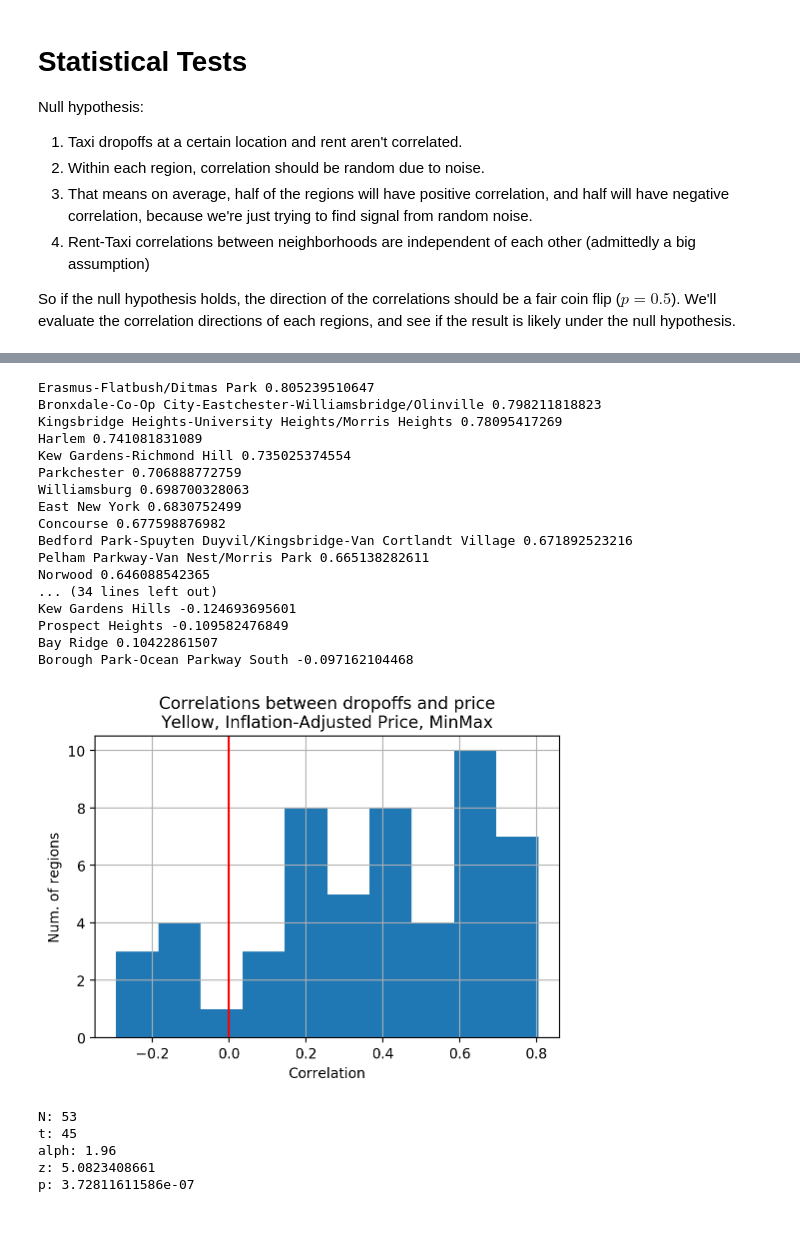
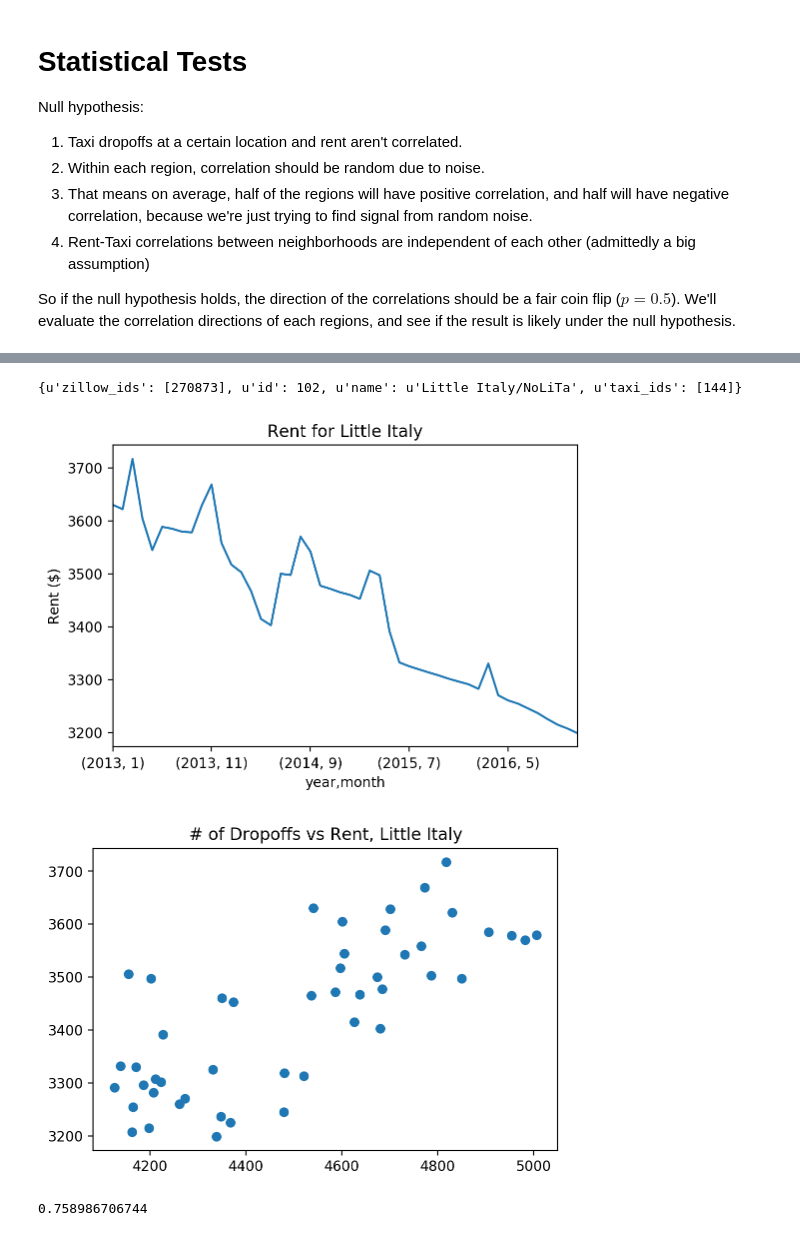
Before and after one commit to ds1004-sp17/ds1004, a Jupyter notebook: deliverable2/rent_hypothesis.ipynb, the cells around one changed output, grey strips where cells are left out. Saved outputs shown, nothing was run; the diff lists cells and outputs as text; code cells hidden in the pictures.

```diff
--- a/deliverable2/rent_hypothesis.ipynb
+++ b/deliverable2/rent_hypothesis.ipynb
@@ -227,10 +227,13 @@ def single_location(name,
                     scatter_title):
     # find cluster matching that name.
     cluster = None
-    for c in tz_map:
-        if name.lower() in c['name'].lower():
-            cluster = c
-            break
+    if isinstance(name, int):
+        cluster = cid_to_cluster[name]
+    else:
+        for c in tz_map:
+            if name.lower() in c['name'].lower():
+                cluster = c
+                break
     print(cluster)
     name = cluster['name']
 
@@ -487,28 +488,10 @@ p: 0.000685036865379
-# %%
-evaluate(zillow_composite, yellow_min_max,
-        'Correlations between dropoffs and price\n'
-              'Yellow, Inflation-Adjusted Price, MinMax')
-# %% [output]
-Erasmus-Flatbush/Ditmas Park 0.805239510647
-Bronxdale-Co-Op City-Eastchester-Williamsbridge/Olinville 0.798211818823
-Kingsbridge Heights-University Heights/Morris Heights 0.78095417269
-Harlem 0.741081831089
-Kew Gardens-Richmond Hill 0.735025374554
-Parkchester 0.706888772759
-Williamsburg 0.698700328063
-East New York 0.6830752499
-Concourse 0.677598876982
-Bedford Park-Spuyten Duyvil/Kingsbridge-Van Cortlandt Village 0.671892523216
-Pelham Parkway-Van Nest/Morris Park 0.665138282611
-Norwood 0.646088542365
-... (34 lines left out)
-Kew Gardens Hills -0.124693695601
-Prospect Heights -0.109582476849
-Bay Ridge 0.10422861507
-Borough Park-Ocean Parkway South -0.097162104468
-[figure, removed]
-N: 53
-t: 45
-alph: 1.96
-z: 5.0823408661
-p: 3.72811611586e-07
+# %%
+_ = single_location('Little Italy', zillow_composite, yellow,
+                'Rent for Little Italy',
+                None,
+                '# of Dropoffs vs Rent, Little Italy')
+# %% [output]
+{u'zillow_ids': [270873], u'id': 102, u'name': u'Little Italy/NoLiTa', u'taxi_ids': [144]}
+[figure, added]
+[figure, added]
+0.758986706744
```
Also changed, not shown: parts of 5 cells of this notebook.
